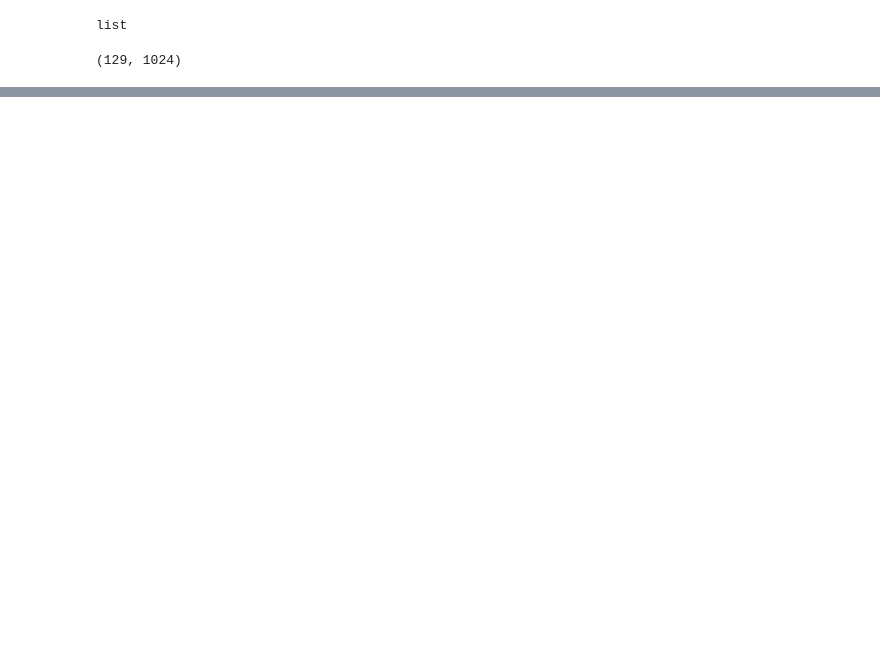
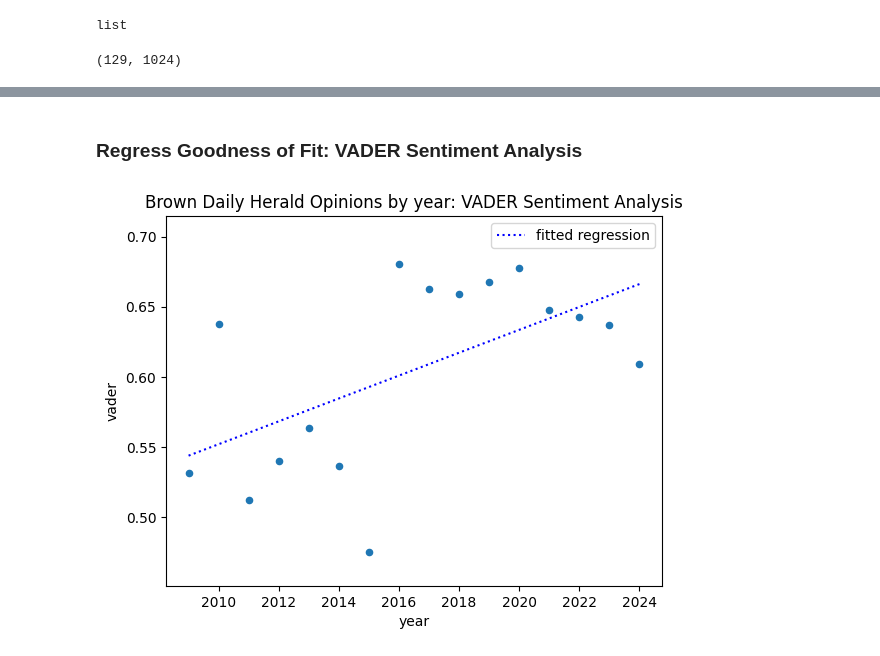
Before and after one commit to theodoremui/diversity-ideas, a Jupyter notebook: notebooks/2024/brown.ipynb, the cells around one changed output, grey strips where cells are left out. Cells and saved outputs as stored; diff of their text form; code cells hidden in the pictures; blank space fills up the shorter version.

```diff
--- a/notebooks/2024/brown.ipynb
+++ b/notebooks/2024/brown.ipynb
@@ -161 +241,10 @@ len(re.findall(diversity_pattern, text))
+# %%
+def cronbach_alpha(df):
+    """Compute Cronbach's Alpha for internal consistency of LIWC categories."""
+    # items = df[liwc_cynicism_keys]
+    items = df[liwc_cynicism.keys()]
+    item_vars = items.var(axis=0, ddof=1)
+    total_var = items.sum(axis=1).var(ddof=1)
+    n = items.shape[1]
+    return (n / (n - 1)) * (1 - sum(item_vars) / total_var)
 # %% [markdown]
@@ -356,0 +524,18 @@ plt.show()
+# %% [markdown]
+### Regress Goodness of Fit: VADER Sentiment Analysis
+# %%
+x = results_df['year']
+y = results_df['vader']
+
+slope, intercept, r_value, p_value, std_err = linregress(x, y)
+
+results_df.plot(x="year", y="vader", kind="scatter")
+
+plt.plot(x, intercept + slope*x, 'b:', label='fitted regression')
+
+plt.title("Brown Daily Herald Opinions by year: VADER Sentiment Analysis")
+plt.legend(loc='upper right')
+plt.ylim(min(y)*0.95, max(y)*1.05)
+plt.show()
+# %% [output]
+[figure, added]
```
Also changed, not shown: parts of 34 cells of this notebook, 5 other files.
